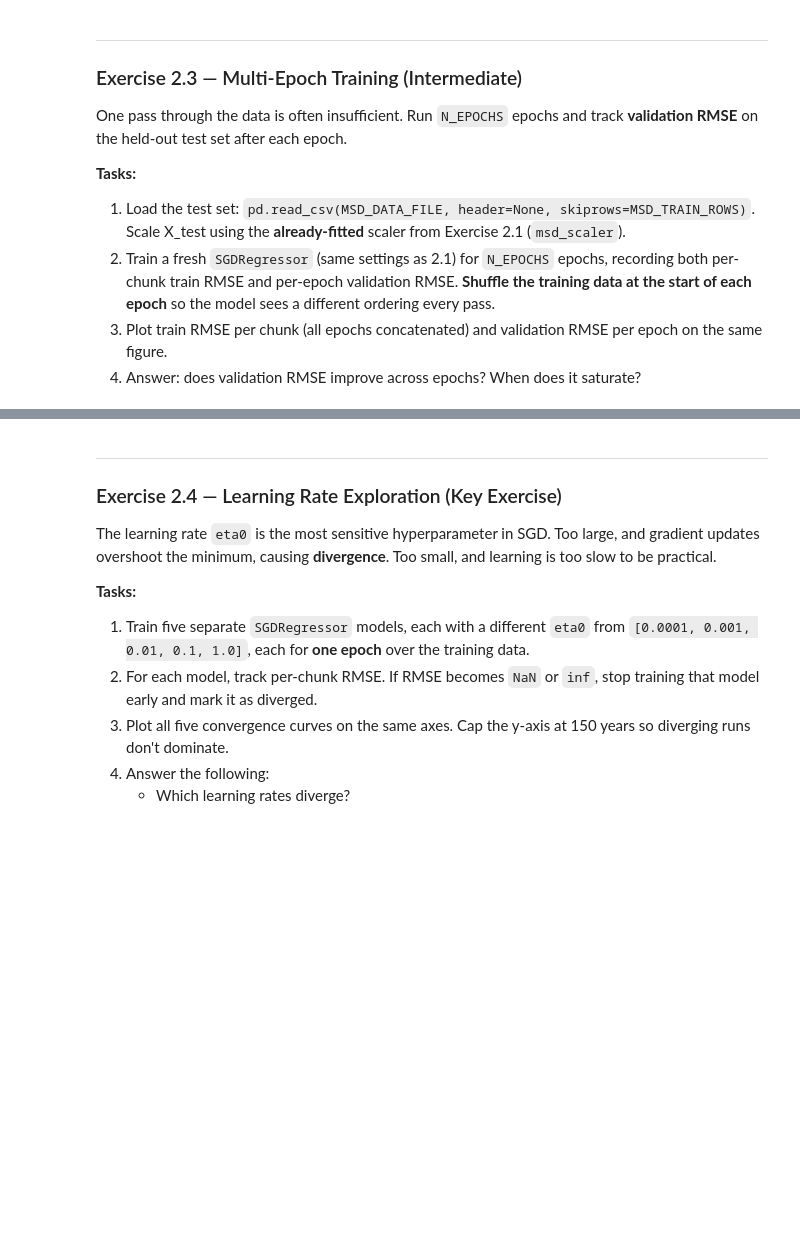
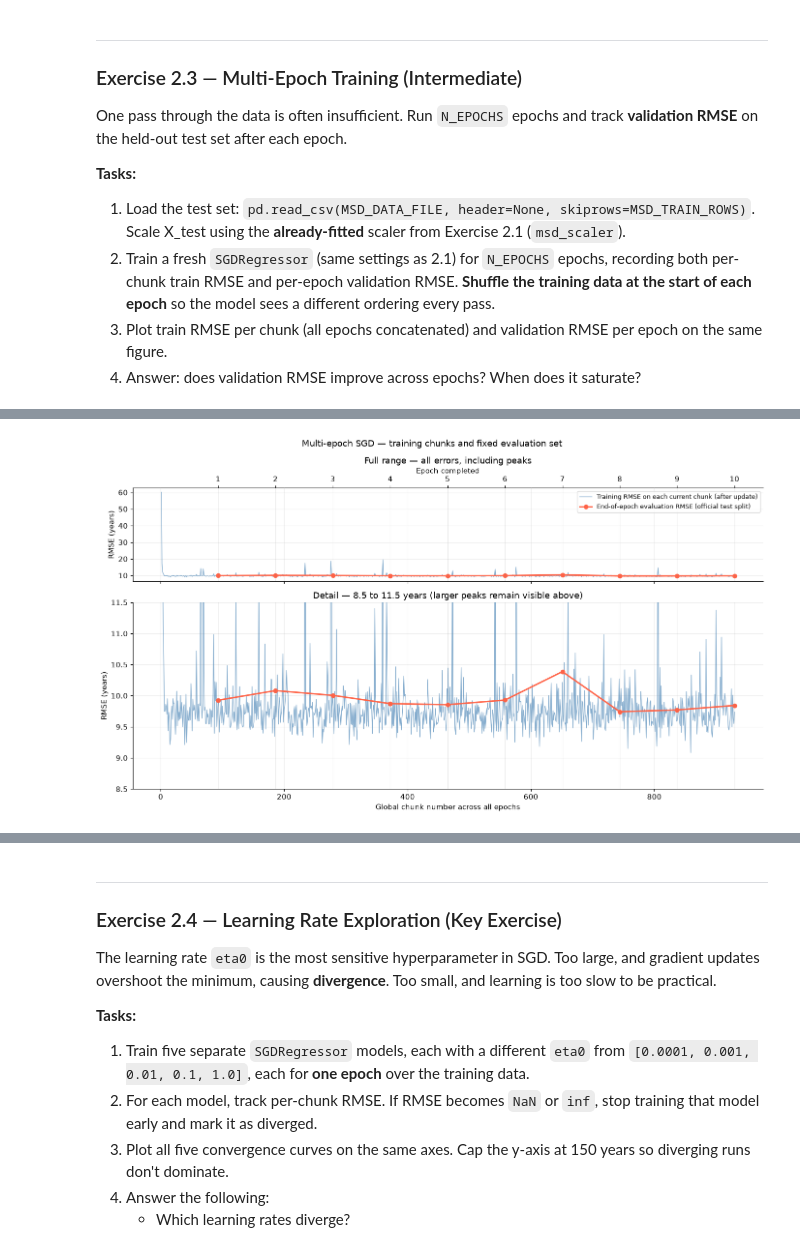
Before and after one commit to lenytacuri/ml-semana1, a Jupyter notebook: linear_regression.ipynb, the cells around one changed output, grey strips where cells are left out. Drawn from its saved outputs; the diff is of its cells as text; code cells hidden in the pictures; blank space fills up the shorter version.

```diff
--- a/linear_regression.ipynb
+++ b/linear_regression.ipynb
@@ -1331,0 +1642,42 @@ One pass through the data is often insufficient. Run `N_EPOCHS` epochs and track
+# %%
+# Both series use the same x-axis: chunks concatenated across epochs.
+# Each evaluation point is placed at the LAST chunk of its epoch.
+fig, axes = plt.subplots(
+    2, 1, figsize=(14, 8), sharex=True,
+    gridspec_kw={'height_ratios': [1, 2]},
+)
+for ax in axes:
+    ax.plot(
+        multi_chunk_history['global_chunk'],
+        multi_chunk_history['train_chunk_rmse_years'],
+        color='steelblue', alpha=0.65, linewidth=1,
+        label='Training RMSE on each current chunk (after update)',
+    )
+    ax.plot(
+        multi_epoch_history['end_global_chunk'],
+        multi_epoch_history['validation_rmse_years'],
+        color='tomato', marker='o', linewidth=2.2,
+        label='End-of-epoch evaluation RMSE (official test split)',
+    )
+    for boundary in multi_epoch_history['end_global_chunk']:
+        ax.axvline(boundary, color='gray', alpha=0.15, linewidth=0.8)
+    ax.set_ylabel('RMSE (years)')
+    ax.grid(alpha=0.2)
+
+axes[0].set_title('Full range — all errors, including peaks')
+axes[0].legend(loc='upper right', fontsize=9)
+axes[1].set_ylim(8.5, 11.5)
+axes[1].set_title('Detail — 8.5 to 11.5 years (larger peaks remain visible above)')
+axes[1].set_xlabel('Global chunk number across all epochs')
+epoch_axis = axes[0].secondary_xaxis('top')
+epoch_axis.set_xticks(
+    multi_epoch_history['end_global_chunk'],
+    labels=multi_epoch_history['epoch'].astype(str),
+)
+epoch_axis.set_xlabel('Epoch completed')
+fig.suptitle('Multi-epoch SGD — training chunks and fixed evaluation set')
+fig.tight_layout()
+fig.savefig(msd_assets / 'sgd_multi_epoch_rmse.png', dpi=150, bbox_inches='tight')
+plt.show()
+# %% [output]
+[figure, added]
```
Also changed, not shown: parts of 15 cells of this notebook, 16 other files.
